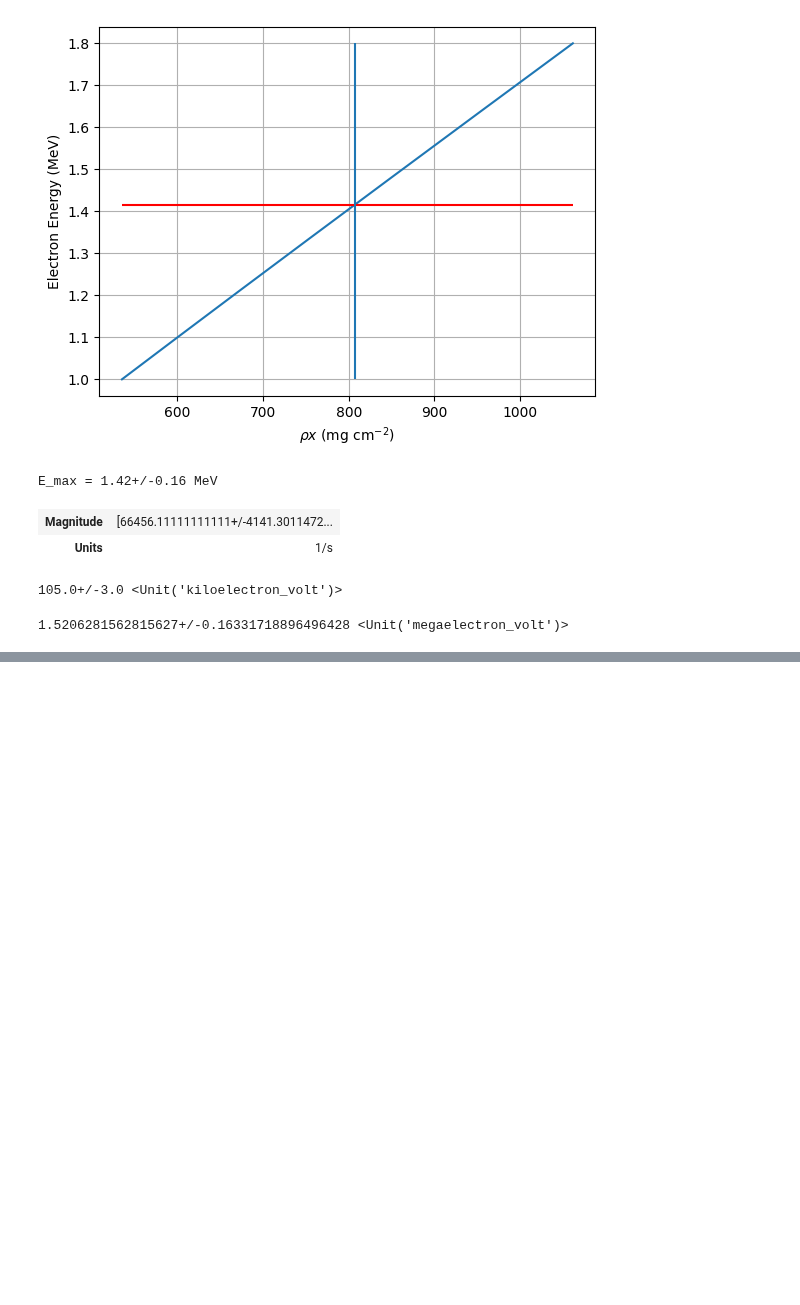
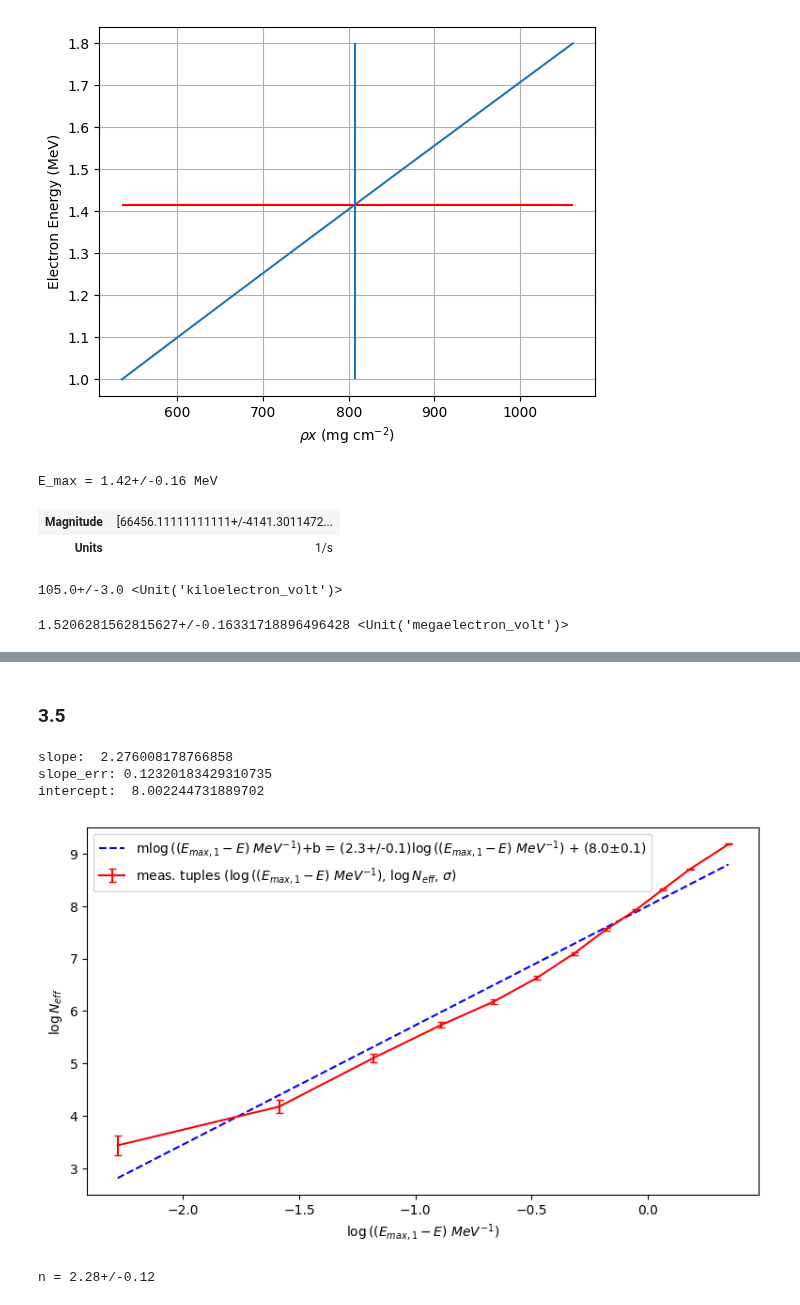
Before and after one commit to dominikrosser/praktikum_p1, a Jupyter notebook: 41_BetaDecay/beta_decay_4.ipynb, the cells around one changed output, grey strips where cells are left out. Saved outputs shown, nothing was run; the diff lists cells and outputs as text; code cells hidden in the pictures; blank space fills up the shorter version.

```diff
--- a/41_BetaDecay/beta_decay_4.ipynb
+++ b/41_BetaDecay/beta_decay_4.ipynb
@@ -254,0 +271,22 @@ d) Emax from Eq. 4 = NotImplemented
+# %% [markdown]
+### 3.5
+# %%
+Emax_minus_E = u_E_max - u_Energies # TODO which fucking value of Emax do we use here???
+
+log_Emax_minus_E = np.array([ulog(e.magnitude) for e in Emax_minus_E])
+log_Neff = np.array([ ulog(n) for n in u_Neff ])
+exclude_points = 5 # Excluded the points where Neff was calculated as a negative value so excluded non-physical solutions of Neff
+u_Slope_35, u_Intercept_35 = graph_1(log_Emax_minus_E[:-exclude_points], log_Neff[:-exclude_points],
+    xlabel=r'$\log{((E_{max, 1} - E)~MeV^{-1})}$', ylabel=r'$\log{N_{eff}}$', legloc='upper left',
+    do_linfit=True,
+    y_axis_log=False, x_axis_log=False,
+    figsize=(20*cm, 12*cm)
+)
+n = u_Slope_35
+print("n = {:.2u}".format(u_Slope_35))
+# %% [output]
+slope:  2.276008178766858
+slope_err: 0.12320183429310735
+intercept:  8.002244731889702
+[figure, added]
+n = 2.28+/-0.12
```
Also changed, not shown: parts of 7 cells of this notebook, 1 other file.
